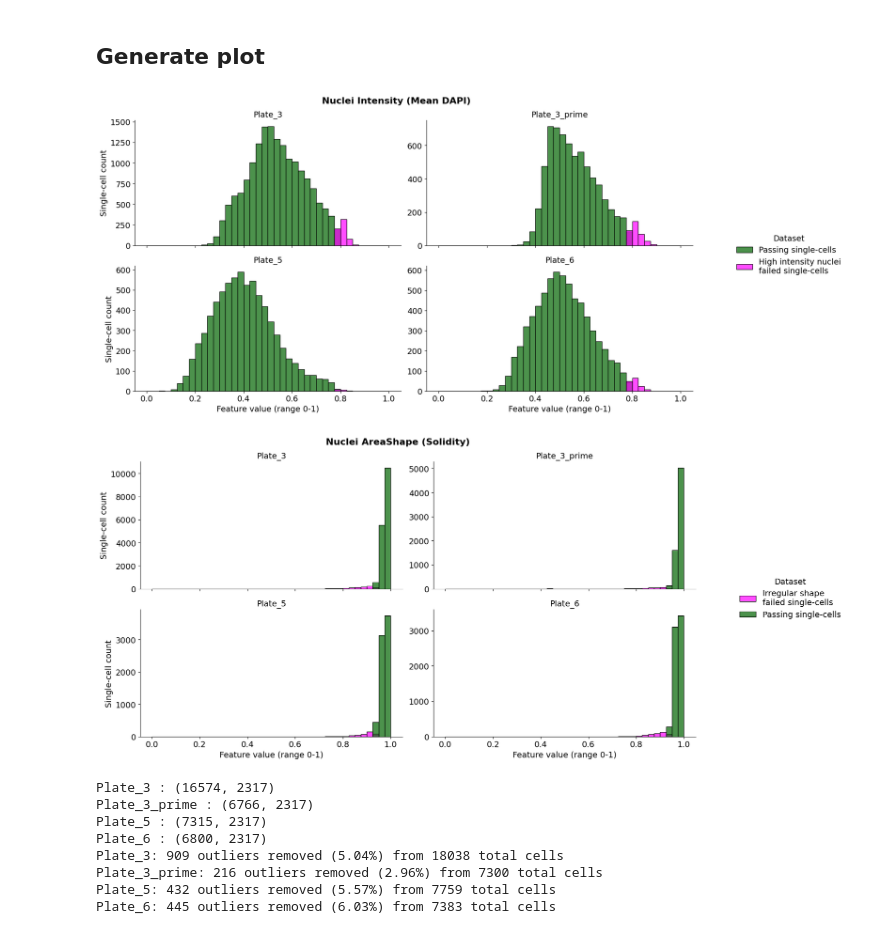
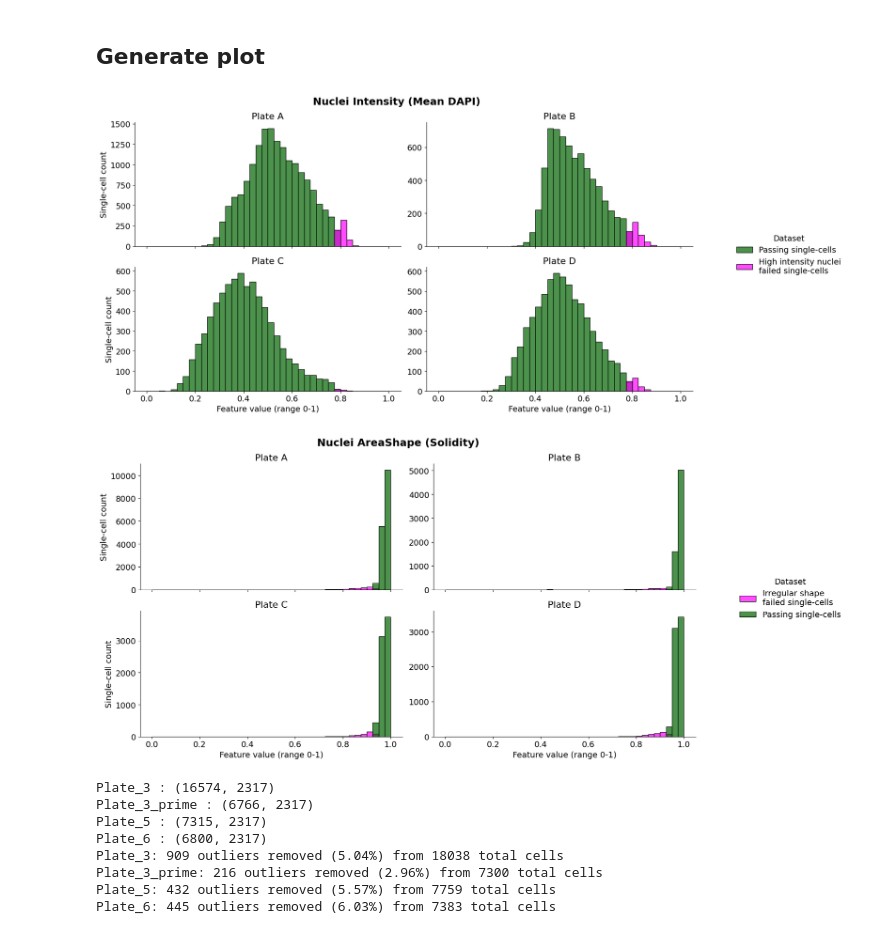
Before and after one commit to WayScience/nf1_schwann_cell_painting_data, a Jupyter notebook: 3.processing_features/1.sc_cosmicqc.ipynb, the cells around one changed output. Drawn from its saved outputs; the diff is of its cells as text; code cells hidden in the pictures.

```diff
--- a/3.processing_features/1.sc_cosmicqc.ipynb
+++ b/3.processing_features/1.sc_cosmicqc.ipynb
@@ -38,7 +41,7 @@ def reshape_data(df: pd.DataFrame, feature_col: str, feature_name: str) -> pd.Da
     Returns:
         pd.DataFrame: reshaped dataframe to use for plotting
     """
-    return df[["Image_Metadata_Plate", feature_col, "Dataset"]].rename(
+    return df[["Image_Metadata_Plate", "plate_alias", feature_col, "Dataset"]].rename(
         columns={feature_col: "Value"}
     ).assign(Feature=feature_name)
 # %% [markdown]
@@ -58,6 +61,7 @@ qc_fig_dir.mkdir(exist_ok=True)
 # metadata columns to include in output data frame
 metadata_columns = [
     "Image_Metadata_Plate",
+    "plate_alias",
     "Image_Metadata_Well",
     "Image_Metadata_Site",
     "Metadata_Nuclei_Location_Center_X",
@@ -83,6 +87,17 @@ dfs = {plate: pd.read_parquet(plate_info[plate]['dest_path']) for plate in plate
 # Concatenate all dataframes into a single dataframe
 combined_df = pd.concat(dfs.values(), ignore_index=True)
 
+# Create a mapping for plate aliases
+plate_alias_mapping = {
+    "Plate_3": "Plate A",
+    "Plate_3_prime": "Plate B",
+    "Plate_5": "Plate C",
+    "Plate_6": "Plate D"
+}
+
+# Add the plate_alias column
+combined_df['plate_alias'] = combined_df['Image_Metadata_Plate'].map(plate_alias_mapping)
+
 # Print output
 print(combined_df.shape)
 combined_df.head()
@@ -244,7 +249,7 @@ for feature in plot_df["Feature"].unique():
 
     g = sns.FacetGrid(
         feature_df,
-        col="Image_Metadata_Plate",
+        col="plate_alias",
         hue="Dataset",
         palette=palette,
         height=4,
@@ -259,37 +264,37 @@ for feature in plot_df["Feature"].unique():
 
     # Customize labels and titles
     g.set_xlabels("Feature value (range 0-1)", fontsize=14)
     g.set_ylabels("Single-cell count", fontsize=14)
-    g.set_titles(col_template="{col_name}", size=14)
+    g.set_titles(col_template="{col_name}", size=16)
     # Adjust tick labels size
     for ax in g.axes.flat:
         ax.tick_params(labelsize=14)
 
     # Add the legend
     g.add_legend(title="Dataset", bbox_to_anchor=(1.05, 0.5), loc="center left", prop={"size": 14})
 
     # Retrieve the legend object
     legend = g._legend  # Access the legend from the FacetGrid
 
     # Adjust the legend title font size
     legend.set_title("Dataset")
     legend.get_title().set_fontsize(14)
 
 
     # Add a suptitle for the feature
-    g.figure.suptitle(feature, fontsize=16, fontweight="bold")
+    g.figure.suptitle(feature, fontsize=18, fontweight="bold")
     g.figure.subplots_adjust(top=0.85)  # Adjust spacing for title
 
     if feature == "Nuclei Intensity (Mean DAPI)":
         feature = "nuclei_int_dapi"
     else:
         feature = "nuclei_solidity"
 
     plt.tight_layout()
     g.savefig(f"{qc_fig_dir}/cosmicqc_distribution_{feature}.png", dpi=500)
 # %% [output]
-[figure, old version]
+[figure, new version]
-[figure, old version]
+[figure, new version]
 # %%
 # Collect the indices of the outliers
 outlier_indices = pd.concat([nuclei_high_int_outliers, irregular_nuclei_outliers]).index
```
Also changed, not shown: parts of 9 cells of this notebook, 1 other file.
